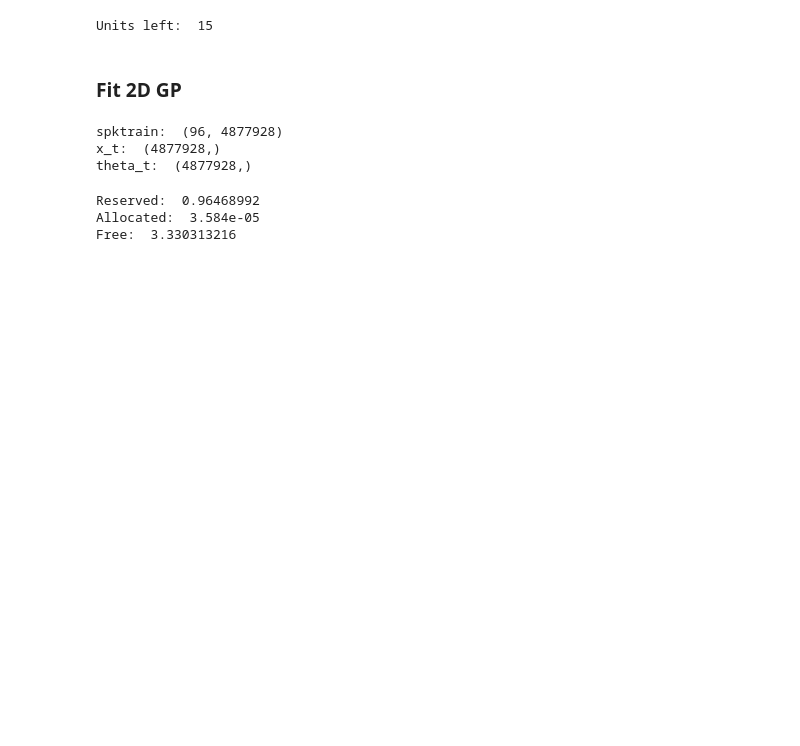
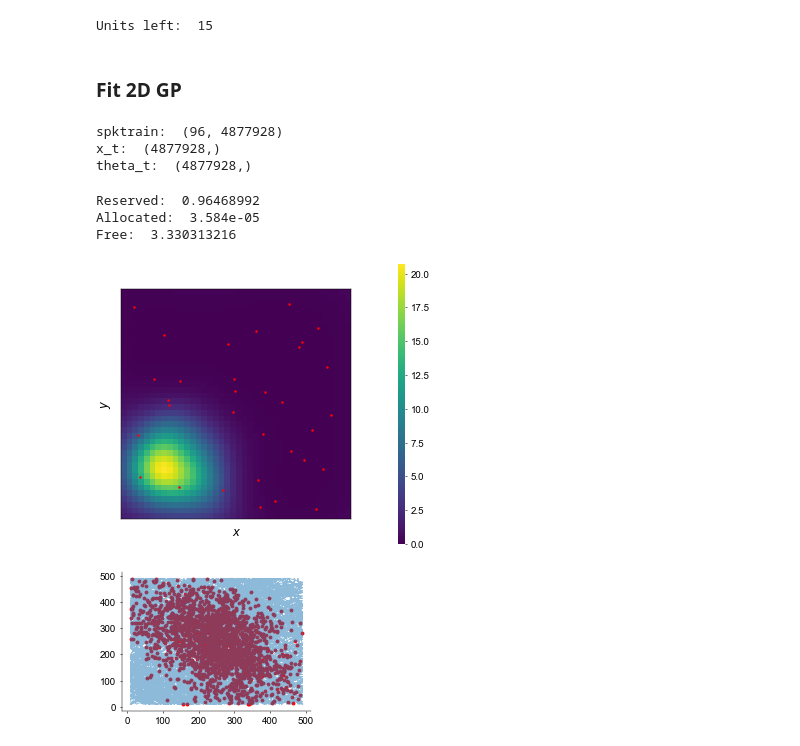
Before and after one commit to davindicode/nonparametric-nonrenewal-process, a Jupyter notebook: notebooks/hc3_linear_track.ipynb, the cells around one changed output. Drawn from its saved outputs; the diff is of its cells as text; code cells hidden in the pictures; blank space fills up the shorter version.

```diff
--- a/notebooks/hc3_linear_track.ipynb
+++ b/notebooks/hc3_linear_track.ipynb
@@ -308,0 +338,44 @@ Free:  3.330313216
+# %%
+n = 1
+
+
+fig = plt.figure(figsize=(8, 4))
+widths = [1, 1, 0.03]
+heights = [1]
+
+spec = fig.add_gridspec(ncols=len(widths), nrows=len(heights), width_ratios=widths,
+                        height_ratios=heights, top=1., bottom=0.0,
+                        left=0., right=1., wspace=0.3)
+
+ax = fig.add_subplot(spec[0, 1])
+lib.utils.plots.decorate_ax(ax)  # get all four spines around plot
+ax.scatter(sp_locs[n, :, 0], sp_locs[n, :, 1], marker='.', c='r')
+im = ax.imshow(link_fn(post_mean[n, ...]),
+           extent=[locs_eval[..., 0].min(), locs_eval[..., 0].max(),
+                   locs_eval[..., 1].min(), locs_eval[..., 1].max()],
+           aspect='equal', origin='lower', cmap='viridis', vmin=0.)
+ax.set_xlabel('$x$')
+ax.set_ylabel('$y$')
+#ax.set_title('noise correlations')
+
+
+ax = fig.add_subplot(spec[0, 2])
+lib.utils.plots.add_colorbar((fig, ax), im, cbar_outline=False, cbar_ori='vertical', cbar_fontsize=12,
+    cbar_pad=20, ticktitle=None, ticks=None, ticklabels=None, cbar_format=None)
+
+
+# plt.scatter(sp_locs[n, :, 0], sp_locs[n, :, 1], marker='.', c='r')
+# plt.imshow(post_var[n, ...],
+#            extent=[locs_eval[..., 0].min(), locs_eval[..., 0].max(),
+#                    locs_eval[..., 1].min(), locs_eval[..., 1].max()],
+#            aspect='equal', vmin=0., origin='lower', cmap='viridis')
+# plt.show()
+
+fig = plt.figure()
+n = 0
+plt.plot(x_t, y_t, alpha=0.5)
+plt.scatter(x_t[spikes[n].astype(bool)], y_t[spikes[n].astype(bool)], c='r')
+plt.show()
+# %% [output]
+[figure, added]
+[figure, added]
```
Also changed, not shown: parts of 2 cells of this notebook, 14 other files.
